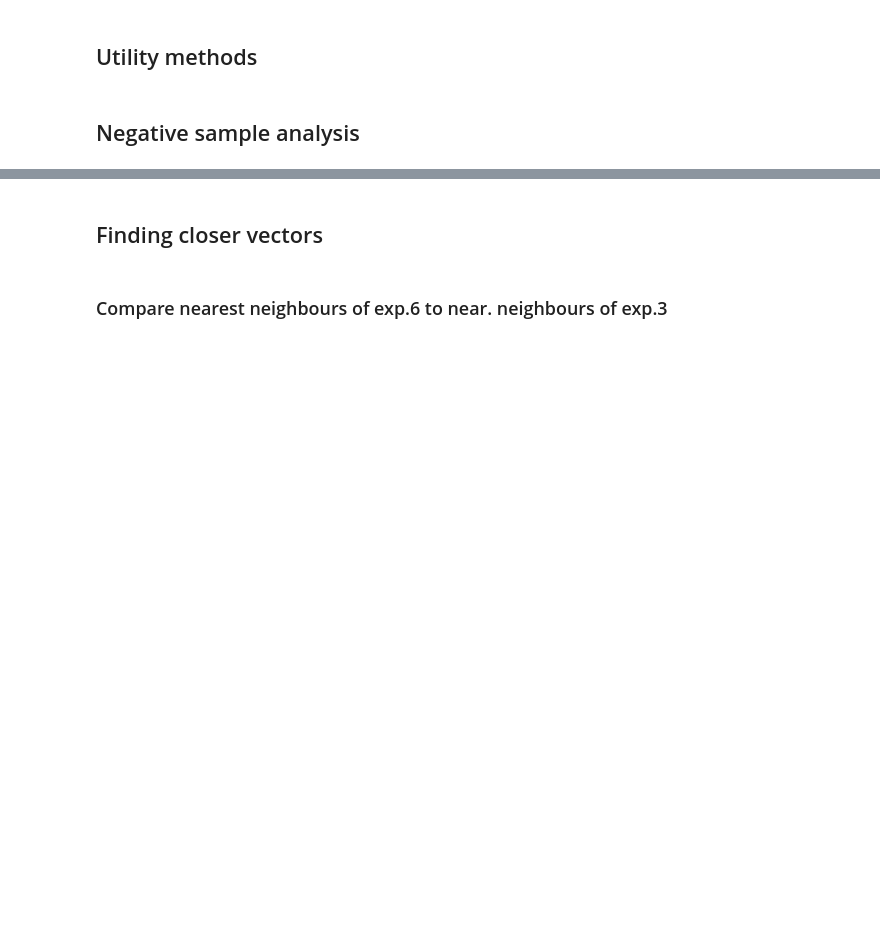
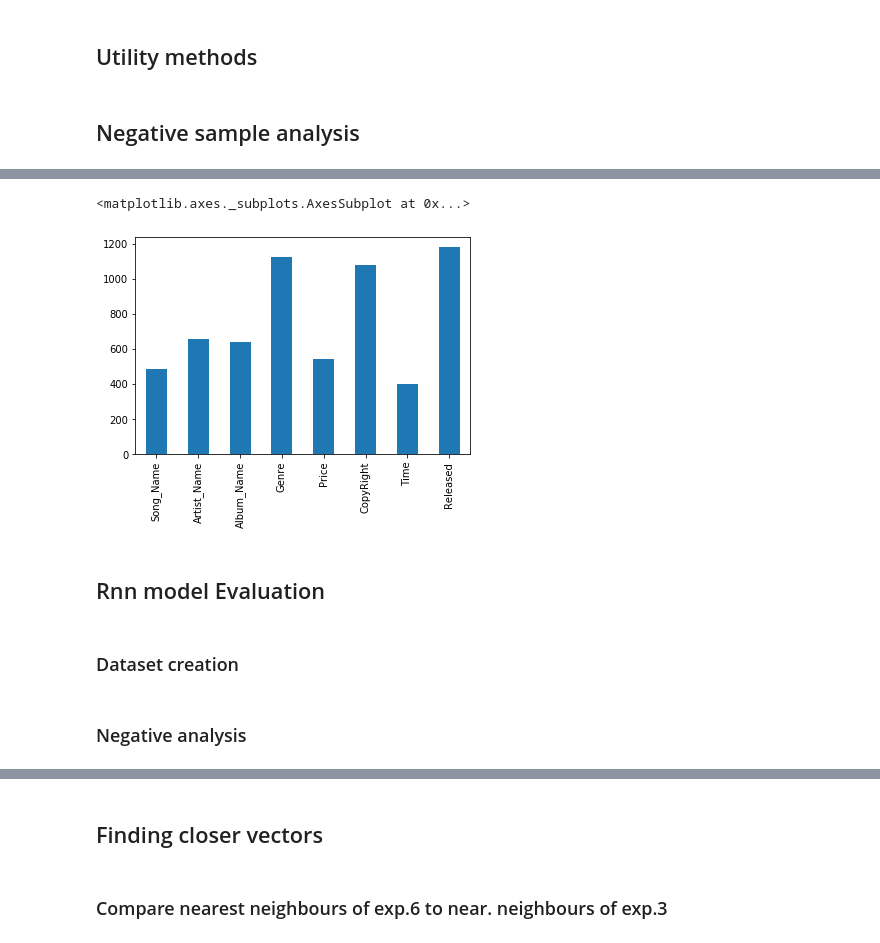
Before and after one commit to vincenzomartello/deepmatcher-experiments, a Jupyter notebook: notebooks/iTunes-Amazon/exp3.ipynb, the cells around one changed output, grey strips where cells are left out. Drawn from its saved outputs; the diff is of its cells as text; code cells hidden in the pictures; blank space fills up the shorter version.

```diff
--- a/notebooks/iTunes-Amazon/exp3.ipynb
+++ b/notebooks/iTunes-Amazon/exp3.ipynb
@@ -62,0 +67,24 @@ for batch in neg_classifier_inputs:
+# %%
+current_sample = 0
+#each column of this matrix is related to a specific attribute
+positives_ri_hybrid = []
+for batch in pos_classifier_inputs:
+    for sample_index in tqdm(range(len(batch))):
+        current_sample_ris = list(map(lambda att: find_smallest_variation_to_change_v1(hybrid_model.classifier,
+                                                                                    classifier_length=1200,
+                                                                                    attribute_length=150,
+                                                                                    input_matrix=batch,
+                                                                                    vector_index=sample_index,
+                                                                                    attributes=[attributes.index(att)]
+                                                                                    ,class_to_reach=0),attributes))
+        positives_ri_hybrid.append(current_sample_ris)
+        current_sample+=1
+# %%
+ri_norms_pos = []
+for ri_list in positives_ri_hybrid:
+    ri_norms_pos.append(list(map(lambda x:torch.norm(x).data[0],ri_list)))
+pos_variation_df = pd.DataFrame(data= ri_norms_pos,columns=attributes)
+pos_variation_df.sum().plot.bar()
+# %% [output]
+<matplotlib.axes._subplots.AxesSubplot at 0x...>
+[figure, added]
@@ -62,0 +93,2 @@ for batch in neg_classifier_inputs:
+# %% [markdown]
+## Rnn model Evaluation
@@ -62,0 +98,2 @@ for batch in neg_classifier_inputs:
+# %% [markdown]
+### Dataset creation
@@ -62,0 +110,2 @@ for batch in neg_classifier_inputs:
+# %% [markdown]
+### Negative analysis
```
Also changed, not shown: parts of 39 cells of this notebook, 32 other files.
